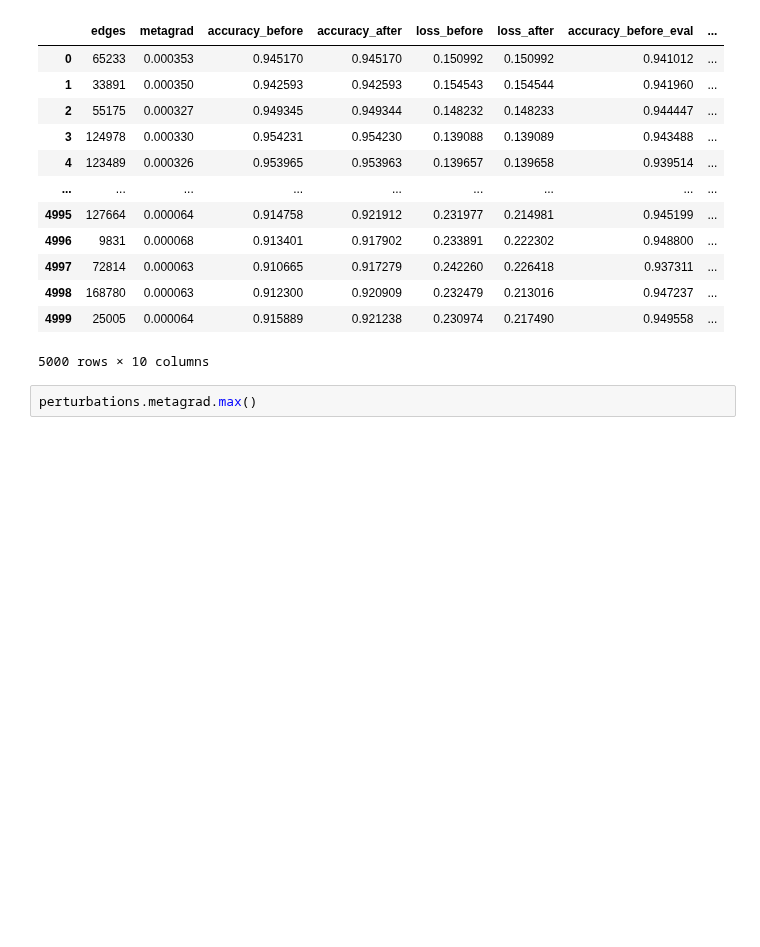
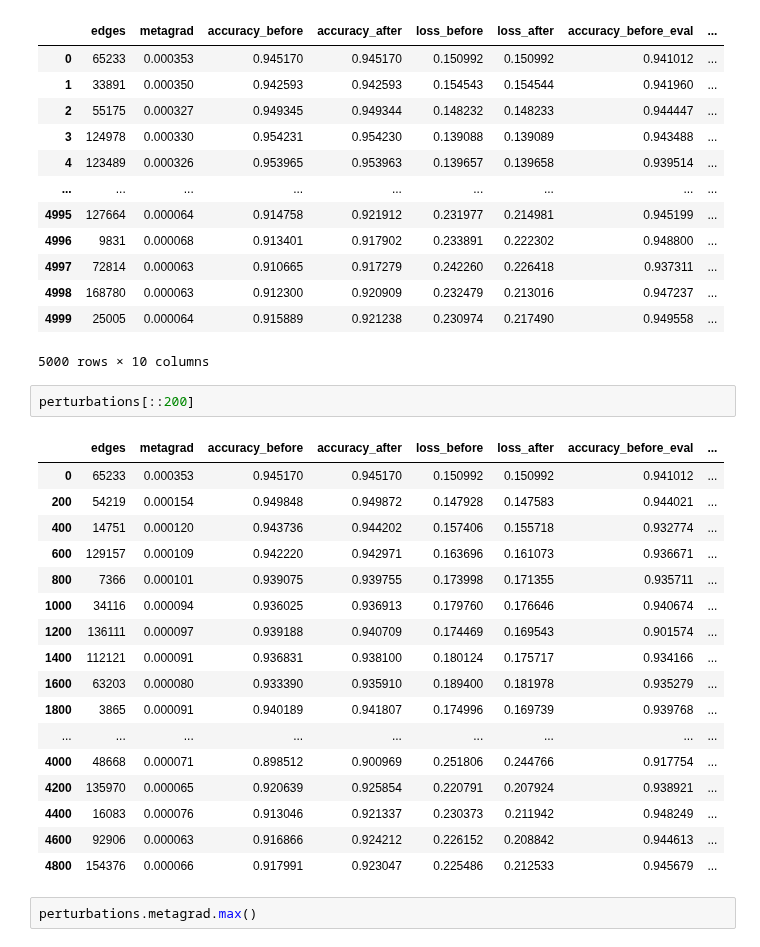
Before and after one commit to aravind-gk/RecSysAttack, a Jupyter notebook: meta-surrogate copy.ipynb, the cells around one changed output. Cells and saved outputs as stored; diff of their text form; blank space fills up the shorter version.

```diff
--- a/meta-surrogate copy.ipynb
+++ b/meta-surrogate copy.ipynb
@@ -324,6 +324,26 @@ perturbations
 | 4998 | 168780 | 0.000063 | 0.912300 | 0.920909 | 0.232479 | 0.213016 | 0.947237 | ... |
 | 4999 | 25005 | 0.000064 | 0.915889 | 0.921238 | 0.230974 | 0.217490 | 0.949558 | ... |
 5000 rows × 10 columns
+# %%
+perturbations[::200]
+# %% [output]
+|  | edges | metagrad | accuracy_before | accuracy_after | loss_before | loss_after | accuracy_before_eval | ... |
+| 0 | 65233 | 0.000353 | 0.945170 | 0.945170 | 0.150992 | 0.150992 | 0.941012 | ... |
+| 200 | 54219 | 0.000154 | 0.949848 | 0.949872 | 0.147928 | 0.147583 | 0.944021 | ... |
+| 400 | 14751 | 0.000120 | 0.943736 | 0.944202 | 0.157406 | 0.155718 | 0.932774 | ... |
+| 600 | 129157 | 0.000109 | 0.942220 | 0.942971 | 0.163696 | 0.161073 | 0.936671 | ... |
+| 800 | 7366 | 0.000101 | 0.939075 | 0.939755 | 0.173998 | 0.171355 | 0.935711 | ... |
+| 1000 | 34116 | 0.000094 | 0.936025 | 0.936913 | 0.179760 | 0.176646 | 0.940674 | ... |
+| 1200 | 136111 | 0.000097 | 0.939188 | 0.940709 | 0.174469 | 0.169543 | 0.901574 | ... |
+| 1400 | 112121 | 0.000091 | 0.936831 | 0.938100 | 0.180124 | 0.175717 | 0.934166 | ... |
+| 1600 | 63203 | 0.000080 | 0.933390 | 0.935910 | 0.189400 | 0.181978 | 0.935279 | ... |
+| 1800 | 3865 | 0.000091 | 0.940189 | 0.941807 | 0.174996 | 0.169739 | 0.939768 | ... |
+| ... | ... | ... | ... | ... | ... | ... | ... | ... |
+| 4000 | 48668 | 0.000071 | 0.898512 | 0.900969 | 0.251806 | 0.244766 | 0.917754 | ... |
+| 4200 | 135970 | 0.000065 | 0.920639 | 0.925854 | 0.220791 | 0.207924 | 0.938921 | ... |
+| 4400 | 16083 | 0.000076 | 0.913046 | 0.921337 | 0.230373 | 0.211942 | 0.948249 | ... |
+| 4600 | 92906 | 0.000063 | 0.916866 | 0.924212 | 0.226152 | 0.208842 | 0.944613 | ... |
+| 4800 | 154376 | 0.000066 | 0.917991 | 0.923047 | 0.225486 | 0.212533 | 0.945679 | ... |
 # %%
 perturbations.metagrad.max()
 # %% [output]
```
Also changed, not shown: parts of 3 cells of this notebook, 11 other files.
